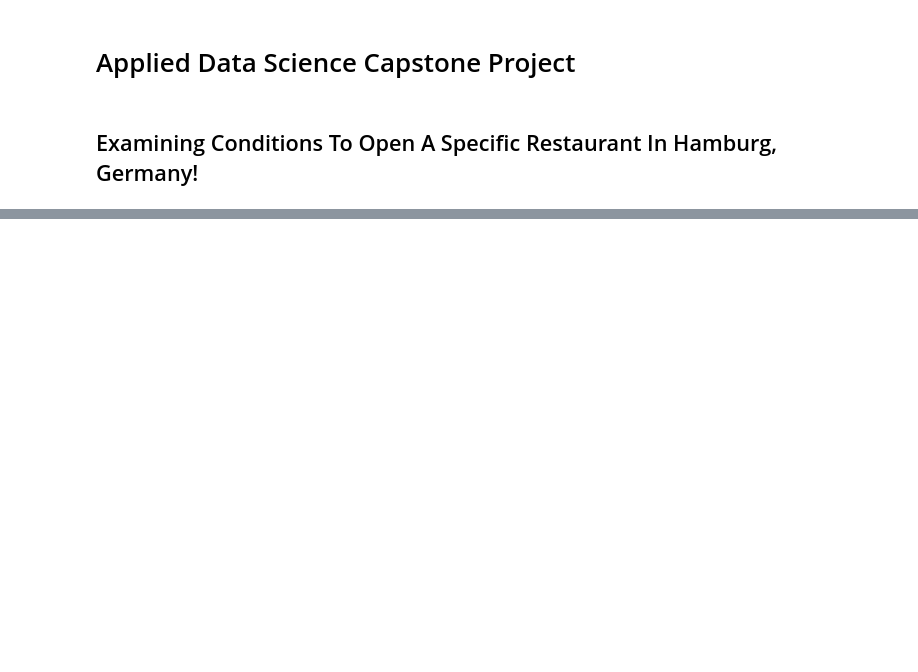
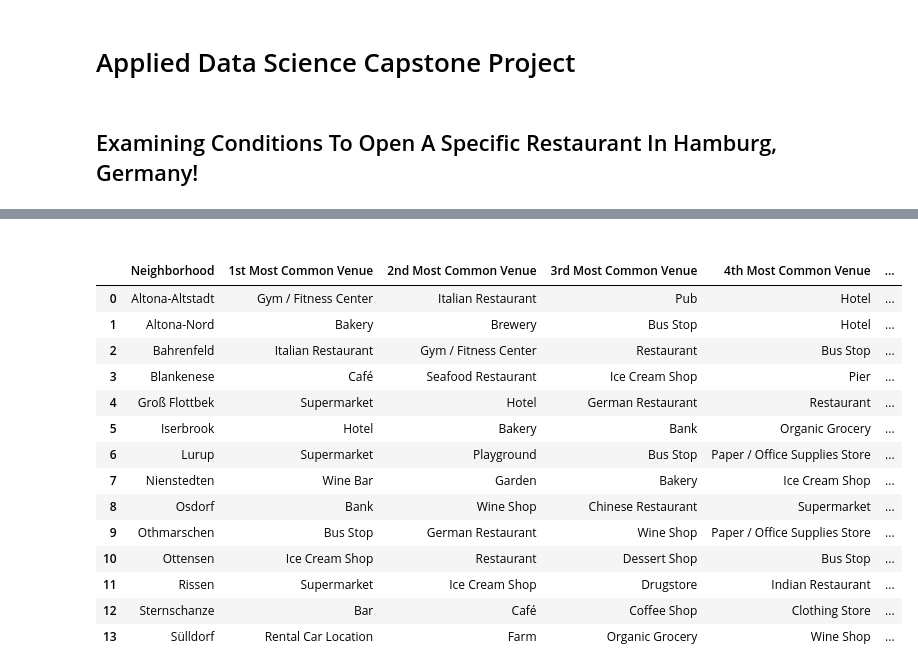
Before and after one commit to HoMarLev/Capstone_Project, a Jupyter notebook: Capstone Project - Examining Conditions To Open A Specific Restaurant In Hamburg, Germany 1.ipynb, the cells around one changed output, grey strips where cells are left out. Drawn from its saved outputs; the diff is of its cells as text; code cells hidden in the pictures; blank space fills up the shorter version.

```diff
--- a/Capstone Project - Examining Conditions To Open A Specific Restaurant In Hamburg, Germany 1.ipynb
+++ b/Capstone Project - Examining Conditions To Open A Specific Restaurant In Hamburg, Germany 1.ipynb
@@ -24,0 +434,14 @@ First of all a dataset of Hamburg will be built which provides information on bo
+# %%
+# Top 10 venues
+
+num_top_venues = 10
+
+for hood in HH_Altona_grouped['Neighborhood']:
+    print("----"+hood+"----")
+    temp = HH_Altona_grouped[HH_Altona_grouped['Neighborhood'] == hood].T.reset_index()
+    temp.columns = ['venue','freq']
+    temp = temp.iloc[1:]
+    temp['freq'] = temp['freq'].astype(float)
+    temp = temp.round({'freq': 2})
+    print(temp.sort_values('freq', ascending=False).reset_index(drop=True).head(num_top_venues))
+    print('\n')
@@ -24,0 +466,48 @@ First of all a dataset of Hamburg will be built which provides information on bo
+# %%
+# function for most common venues
+
+def return_most_common_venues(row, num_top_venues):
+    row_categories = row.iloc[1:]
+    row_categories_sorted = row_categories.sort_values(ascending=False)
+
+    return row_categories_sorted.index.values[0:num_top_venues]
+# %% [markdown]
+<a name="venuesAltona"></a>
+# %%
+# Top 10 venues
+num_top_venues = 10
+
+indicators = ['st', 'nd', 'rd']
+
+# create columns according to number of top venues
+columns = ['Neighborhood']
+for ind in np.arange(num_top_venues):
+    try:
+        columns.append('{}{} Most Common Venue'.format(ind+1, indicators[ind]))
+    except:
+        columns.append('{}th Most Common Venue'.format(ind+1))
+
+# create a new dataframe
+neighborhoods_venues_sorted = pd.DataFrame(columns=columns)
+neighborhoods_venues_sorted['Neighborhood'] = HH_Altona_grouped['Neighborhood']
+
+for ind in np.arange(HH_Altona_grouped.shape[0]):
+    neighborhoods_venues_sorted.iloc[ind, 1:] = return_most_common_venues(HH_Altona_grouped.iloc[ind, :], num_top_venues)
+
+neighborhoods_venues_sorted
+# %% [output]
+|  | Neighborhood | 1st Most Common Venue | 2nd Most Common Venue | 3rd Most Common Venue | 4th Most Common Venue | ... |
+| 0 | Altona-Altstadt | Gym / Fitness Center | Italian Restaurant | Pub | Hotel | ... |
+| 1 | Altona-Nord | Bakery | Brewery | Bus Stop | Hotel | ... |
+| 2 | Bahrenfeld | Italian Restaurant | Gym / Fitness Center | Restaurant | Bus Stop | ... |
+| 3 | Blankenese | Café | Seafood Restaurant | Ice Cream Shop | Pier | ... |
+| 4 | Groß Flottbek | Supermarket | Hotel | German Restaurant | Restaurant | ... |
+| 5 | Iserbrook | Hotel | Bakery | Bank | Organic Grocery | ... |
+| 6 | Lurup | Supermarket | Playground | Bus Stop | Paper / Office Supplies Store | ... |
+| 7 | Nienstedten | Wine Bar | Garden | Bakery | Ice Cream Shop | ... |
+| 8 | Osdorf | Bank | Wine Shop | Chinese Restaurant | Supermarket | ... |
+| 9 | Othmarschen | Bus Stop | German Restaurant | Wine Shop | Paper / Office Supplies Store | ... |
+| 10 | Ottensen | Ice Cream Shop | Restaurant | Dessert Shop | Bus Stop | ... |
+| 11 | Rissen | Supermarket | Ice Cream Shop | Drugstore | Indian Restaurant | ... |
+| 12 | Sternschanze | Bar | Café | Coffee Shop | Clothing Store | ... |
+| 13 | Sülldorf | Rental Car Location | Farm | Organic Grocery | Wine Shop | ... |
```
Also changed, not shown: parts of 54 cells of this notebook, 2 other files.
